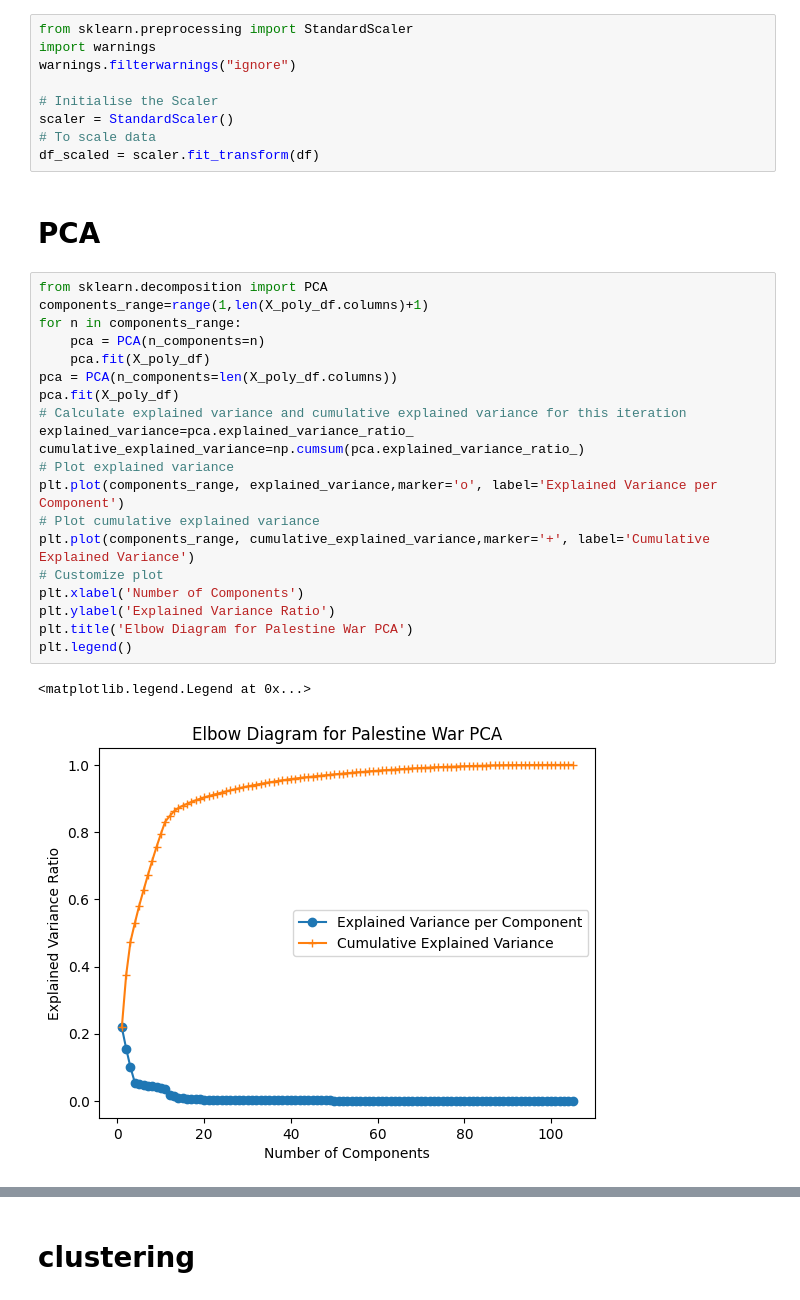
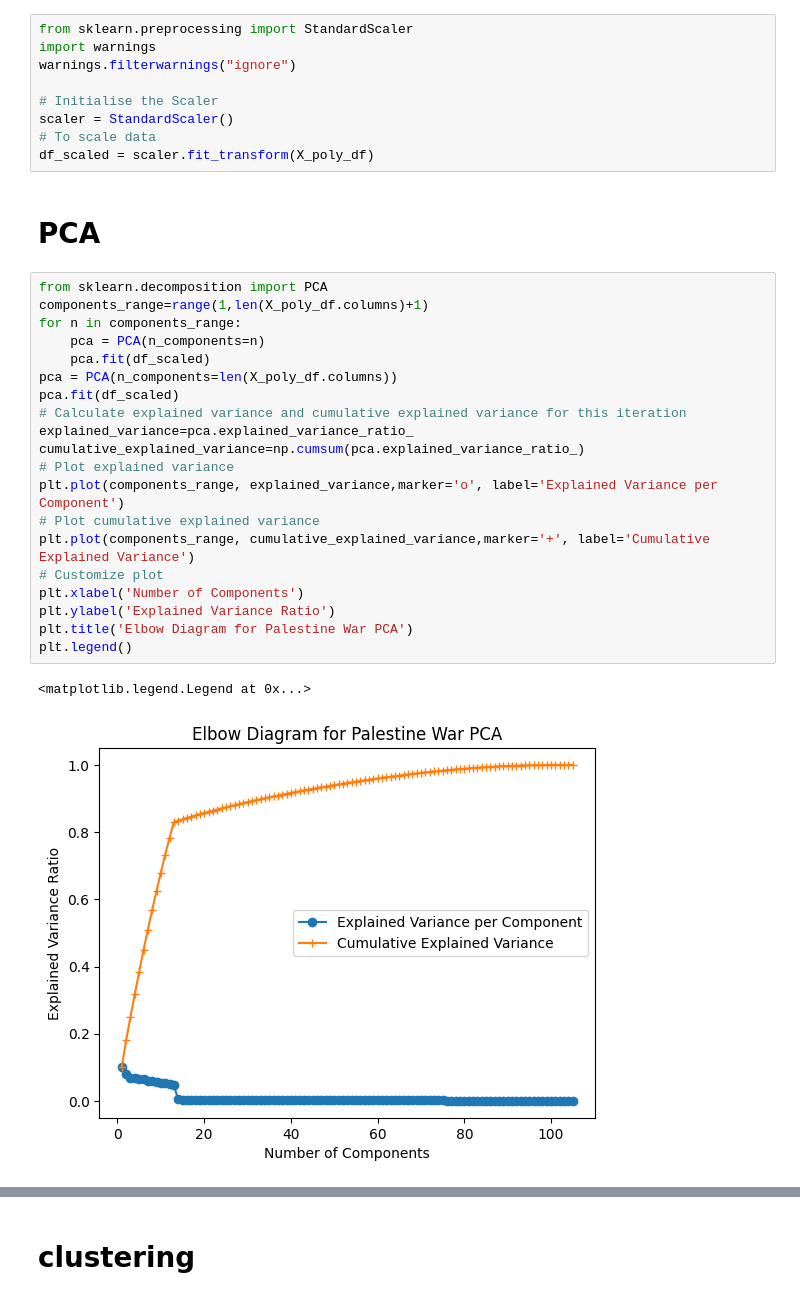
Before and after one commit to Soha85/MyKaggle, a Jupyter notebook: depression.ipynb, the cells around one changed output, grey strips where cells are left out. Saved outputs shown, nothing was run; the diff lists cells and outputs as text.

```diff
--- a/depression.ipynb
+++ b/depression.ipynb
@@ -288,30 +288,30 @@ warnings.filterwarnings("ignore")
 # Initialise the Scaler
 scaler = StandardScaler()
 # To scale data
-df_scaled = scaler.fit_transform(df)
+df_scaled = scaler.fit_transform(X_poly_df)
 # %% [markdown]
 # PCA
 # %%
 from sklearn.decomposition import PCA
 components_range=range(1,len(X_poly_df.columns)+1)
 for n in components_range:
     pca = PCA(n_components=n)
-    pca.fit(X_poly_df)
+    pca.fit(df_scaled)
 pca = PCA(n_components=len(X_poly_df.columns))
-pca.fit(X_poly_df)
+pca.fit(df_scaled)
 # Calculate explained variance and cumulative explained variance for this iteration
 explained_variance=pca.explained_variance_ratio_
 cumulative_explained_variance=np.cumsum(pca.explained_variance_ratio_)
 # Plot explained variance
 plt.plot(components_range, explained_variance,marker='o', label='Explained Variance per Component')
 # Plot cumulative explained variance
 plt.plot(components_range, cumulative_explained_variance,marker='+', label='Cumulative Explained Variance')
 # Customize plot
 plt.xlabel('Number of Components')
 plt.ylabel('Explained Variance Ratio')
 plt.title('Elbow Diagram for Palestine War PCA')
 plt.legend()
 # %% [output]
 <matplotlib.legend.Legend at 0x...>
-[figure, old version]
+[figure, new version]
 # %%
```
Also changed, not shown: parts of 10 cells of this notebook.
